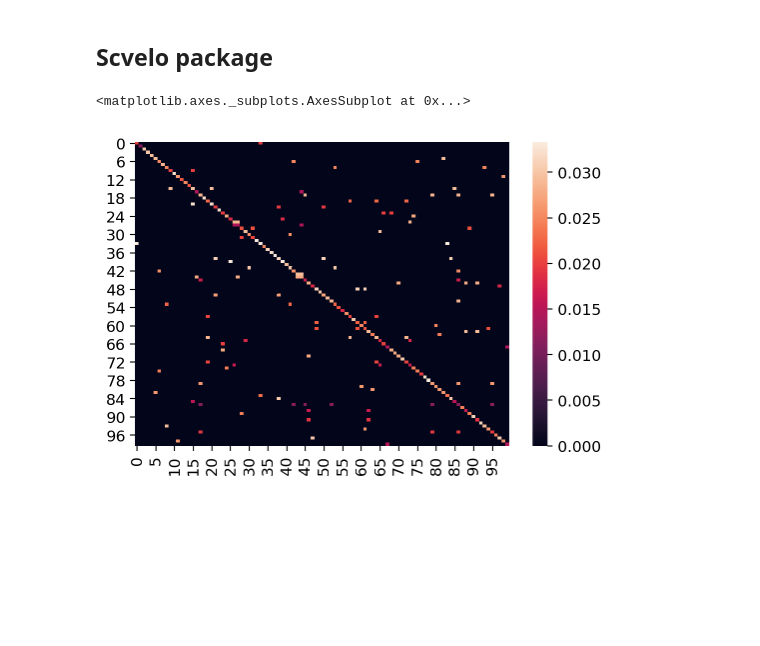
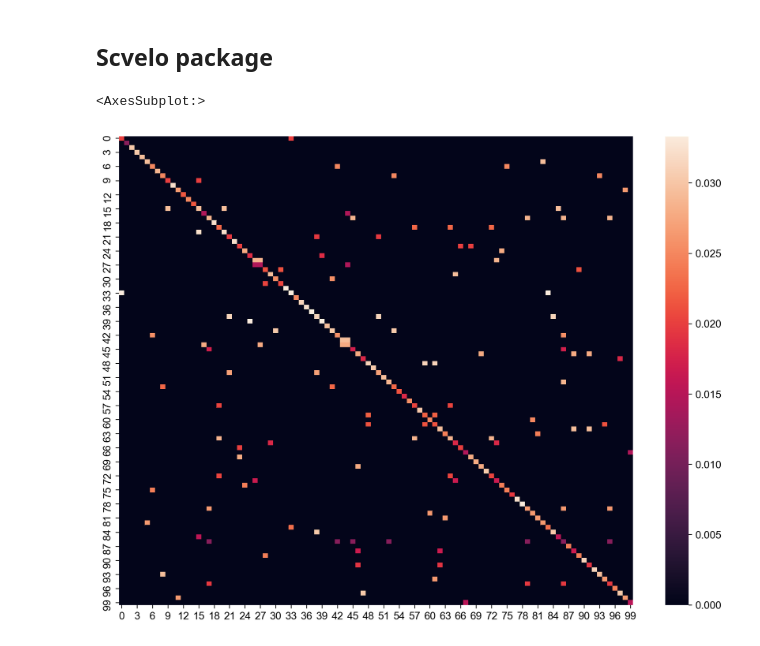
Before and after one commit to yuehhua/CDGRNs.jl, a Jupyter notebook: notebook/calculate_moments.ipynb, the cells around one changed output. Cells and saved outputs as stored; diff of their text form; code cells hidden in the pictures; blank space fills up the shorter version.

```diff
--- a/notebook/calculate_moments.ipynb
+++ b/notebook/calculate_moments.ipynb
@@ -144,8 +154,9 @@ def get_connectivities(adata, mode="connectivities", n_neighbors=None):
         return None
 # %%
 connectivities = get_connectivities(adata, 'connectivities', n_neighbors=30).toarray()
-# %%
-sns.heatmap(connectivities[:100, :100])
-# %% [output]
-<matplotlib.axes._subplots.AxesSubplot at 0x...>
-[figure, removed]
+# %%
+fig = plt.figure(figsize=(12, 9))
+sns.heatmap(connectivities[:100, :100], ax=fig.gca())
+# %% [output]
+<AxesSubplot:>
+[figure, added]
```
Also changed, not shown: parts of 13 cells of this notebook.
